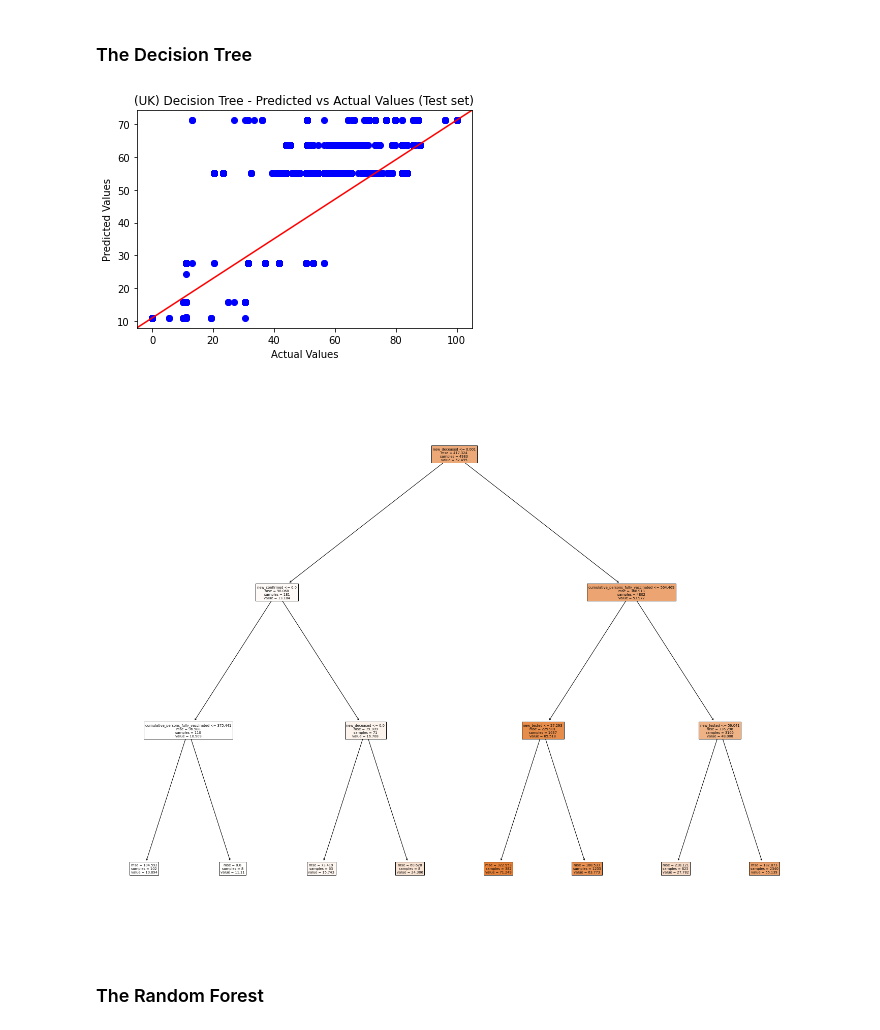
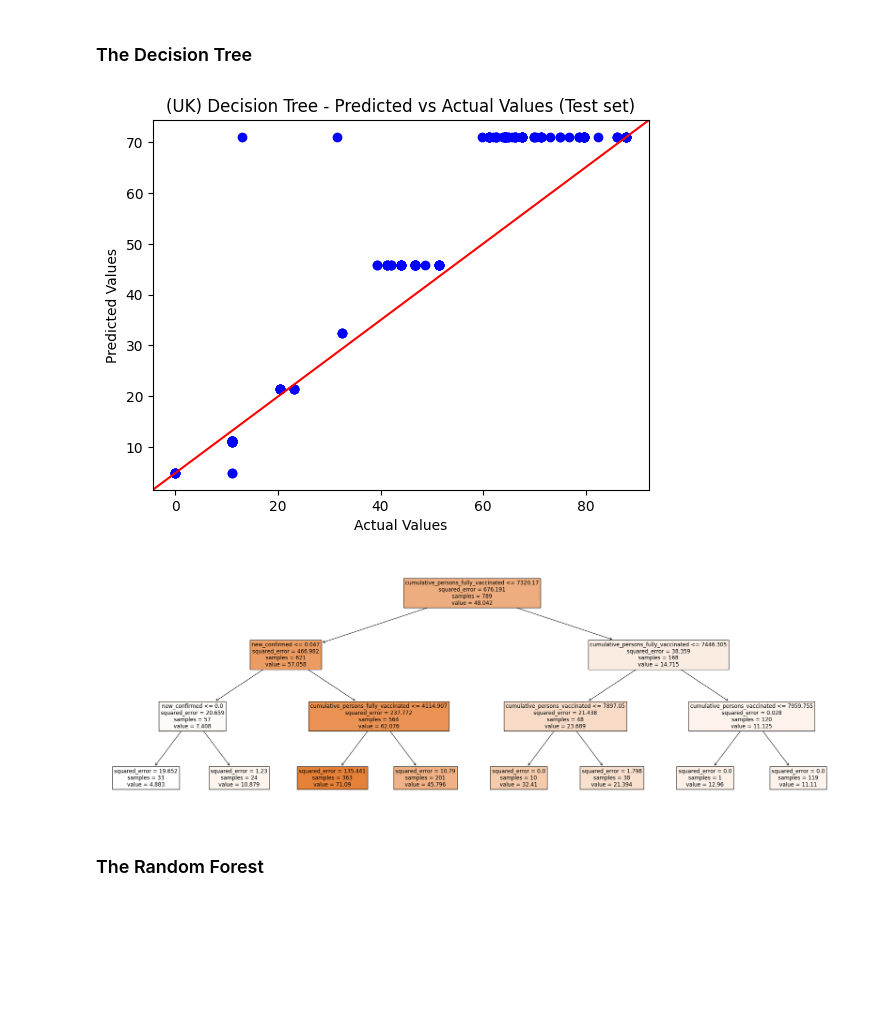
Before and after one commit to TristanKoh/p4ds-project, a Jupyter notebook: checkpoint_3/modelling.ipynb, the cells around one changed output. Drawn from its saved outputs; the diff is of its cells as text; code cells hidden in the pictures; blank space fills up the shorter version.

Commit message:
Merge dataframes on both date and location key

```diff
--- a/checkpoint_3/modelling.ipynb
+++ b/checkpoint_3/modelling.ipynb
@@ -56,7 +56,7 @@ df_gvt_resp.head()
 | 4 | 120763 | 0.0 | 0.0 | 0.0 | 0.0 | ... |
 # %%
 # Consolidate variables into 1 df
-df_part2 = df_epi[["date", "location_key", "new_confirmed", "new_deceased", "new_recovered", "new_tested"]].merge(df_vacc[["date", "location_key", "new_persons_vaccinated", "cumulative_persons_vaccinated", "new_persons_fully_vaccinated", "cumulative_persons_fully_vaccinated"]], how = "outer", on = "date")
+df_part2 = df_epi[["date", "location_key", "new_confirmed", "new_deceased", "new_recovered", "new_tested"]].merge(df_vacc[["date", "location_key", "new_persons_vaccinated", "cumulative_persons_vaccinated", "new_persons_fully_vaccinated", "cumulative_persons_fully_vaccinated"]], how = "outer", on = ["date", "location_key"])
 # %%
 df_part2.head()
 # %% [output]
@@ -69,5 +68,0 @@ df_part2.head()
-# %%
-df_part2 = df_part2.rename({"location_key_x" : "location_key"}, axis = 1)
-df_part2 = df_part2.drop("location_key_y", axis = 1)
-
-df_part2.head()
@@ -81,5 +69,5 @@ df_part2.head()
 # %%
-df_part2 = df_part2.merge(df_gvt_resp[["date", "location_key", "stringency_index"]], how = "outer", on = "date")
+df_part2 = df_part2.merge(df_gvt_resp[["date", "location_key", "stringency_index"]], how = "outer", on = ["date", "location_key"])
 
 df_part2.head()
 # %% [output]
@@ -92,6 +80,3 @@ df_part2.head()
-# %%
-df_part2 = df_part2.rename({"location_key_x" : "location_key"}, axis = 1)
-df_part2 = df_part2.drop("location_key_y", axis = 1)
 # %%
 df_part2["date"] = pd.to_datetime(df_part2["date"])
 df_part2 = df_part2.set_index("date")
@@ -353,14 +338,14 @@ plt.ylabel('Predicted Values')
 ax.plot([0,1],[0,1], transform=ax.transAxes, color = 'red')
 plt.show()
 # %% [output]
-[figure, old version]
+[figure, new version]
 # %%
 model = trained_models_gb["model"][1]
 
-fig = plt.figure(figsize=(25,20))
-_ = tree.plot_tree(model, feature_names=feature_names, filled=True)
+fig = plt.figure(figsize=(30,10))
+_ = tree.plot_tree(model, feature_names=feature_names, filled=True, fontsize = 12)
 # %% [output]
-[figure, old version]
+[figure, new version]
 # %% [markdown]
 ### The Random Forest
 # %%
```
Also changed, not shown: parts of 35 cells of this notebook.
